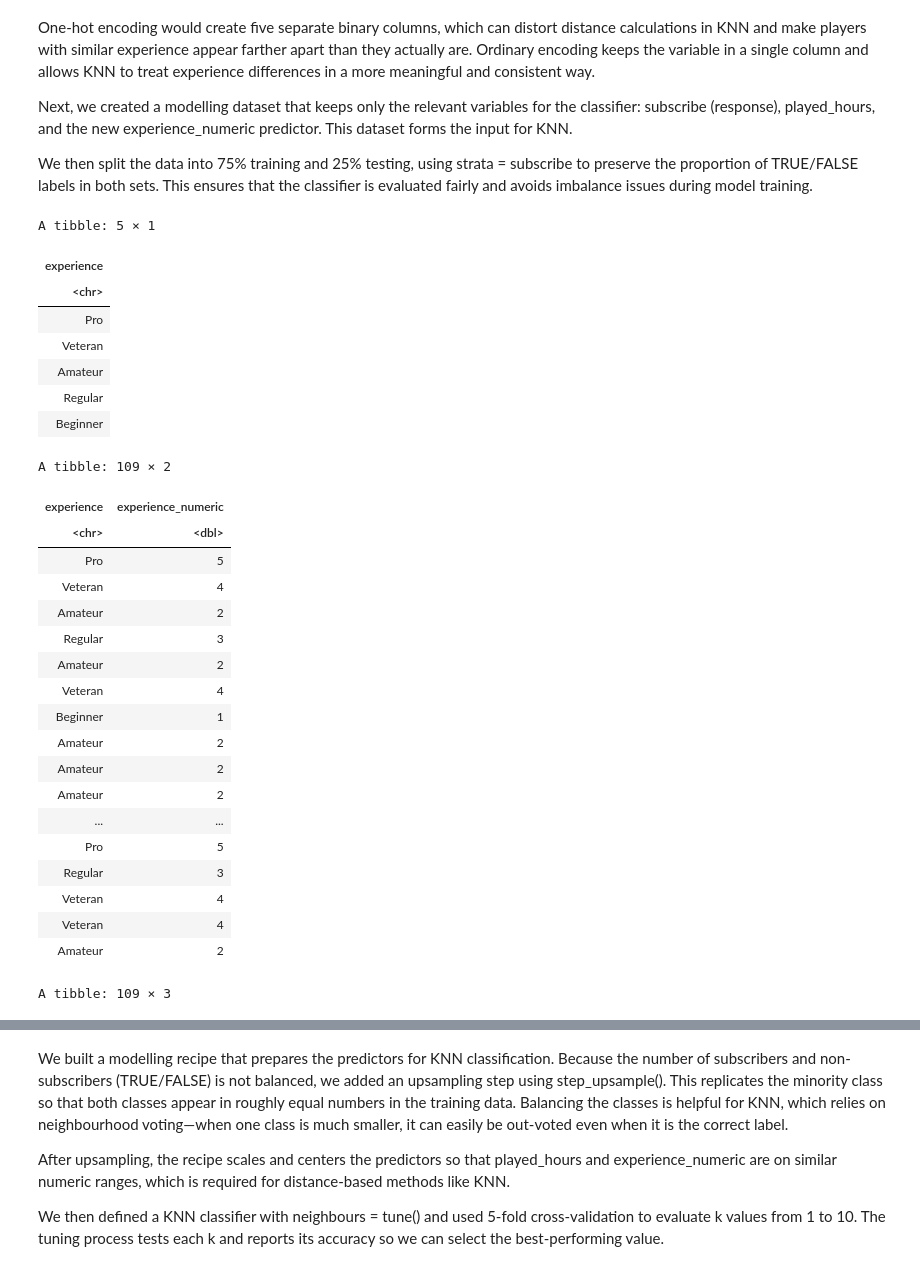
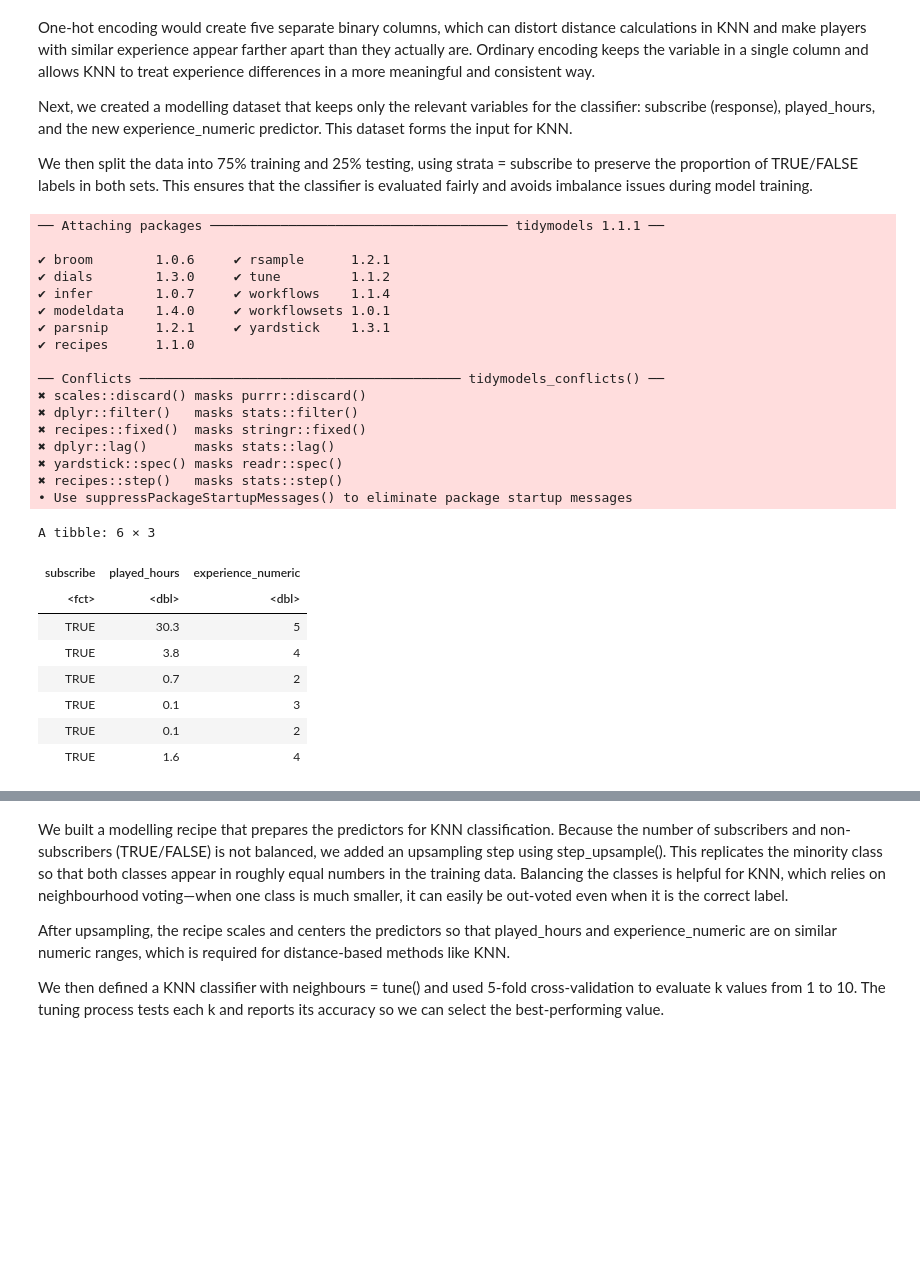
Before and after one commit to lsqolivia/Final-Report-34, a Jupyter notebook: dsci project-34 (7).ipynb, the cells around one changed output, grey strips where cells are left out. Drawn from its saved outputs; the diff is of its cells as text; code cells hidden in the pictures; blank space fills up the shorter version.

```diff
--- a/dsci project-34 (7).ipynb
+++ b/dsci project-34 (7).ipynb
@@ -184,54 +189,44 @@ We then split the data into 75% training and 25% testing, using strata = subscri
 # %%
 library(tidymodels)
 library(kknn)
 set.seed(123)
 
-clean_players |>
-distinct (experience)
-
 experience_encoded = factor(clean_players$experience, levels = c("Beginner", "Amateur", "Regular", "Veteran", "Pro"), ordered = TRUE)
 
 experience_numeric = as.numeric(experience_encoded)
 
-clean_players |>
-mutate(experience_numeric = experience_numeric) |>
-select(c(1,6))
-
 ordinary_players <- clean_players |>
 mutate(experience_numeric = experience_numeric) |>
 select (c(2,3,6))
-ordinary_players
-
+head(ordinary_players)
 
 players_split <- initial_split(ordinary_players, prop = 0.75, strata = subscribe)
 players_train <- training(players_split)
 players_test  <- testing(players_split)
 # %% [output]
-A tibble: 5 × 1
+── Attaching packages ────────────────────────────────────── tidymodels 1.1.1 ──
+
+✔ broom        1.0.6     ✔ rsample      1.2.1
+✔ dials        1.3.0     ✔ tune         1.1.2
+✔ infer        1.0.7     ✔ workflows    1.1.4
+✔ modeldata    1.4.0     ✔ workflowsets 1.0.1
+✔ parsnip      1.2.1     ✔ yardstick    1.3.1
+✔ recipes      1.1.0
+
+── Conflicts ───────────────────────────────────────── tidymodels_conflicts() ──
+✖ scales::discard() masks purrr::discard()
+✖ dplyr::filter()   masks stats::filter()
+✖ recipes::fixed()  masks stringr::fixed()
+✖ dplyr::lag()      masks stats::lag()
+✖ yardstick::spec() masks readr::spec()
+✖ recipes::step()   masks stats::step()
+• Use suppressPackageStartupMessages() to eliminate package startup messages
+A tibble: 6 × 3
-| experience |
-| <chr> |
-| Pro |
-| Veteran |
-| Amateur |
-| Regular |
-| Beginner |
+| subscribe | played_hours | experience_numeric |
+| <fct> | <dbl> | <dbl> |
+| TRUE | 30.3 | 5 |
+| TRUE | 3.8 | 4 |
+| TRUE | 0.7 | 2 |
+| TRUE | 0.1 | 3 |
+| TRUE | 0.1 | 2 |
+| TRUE | 1.6 | 4 |
-A tibble: 109 × 2
-| experience | experience_numeric |
-| <chr> | <dbl> |
-| Pro | 5 |
-| Veteran | 4 |
-| Amateur | 2 |
-| Regular | 3 |
-| Amateur | 2 |
-| Veteran | 4 |
-| Beginner | 1 |
-| Amateur | 2 |
-| Amateur | 2 |
-| Amateur | 2 |
-| ... | ... |
-| Pro | 5 |
-| Regular | 3 |
-| Veteran | 4 |
-| Veteran | 4 |
-| Amateur | 2 |
-A tibble: 109 × 3
```
Also changed, not shown: parts of 12 cells of this notebook.
